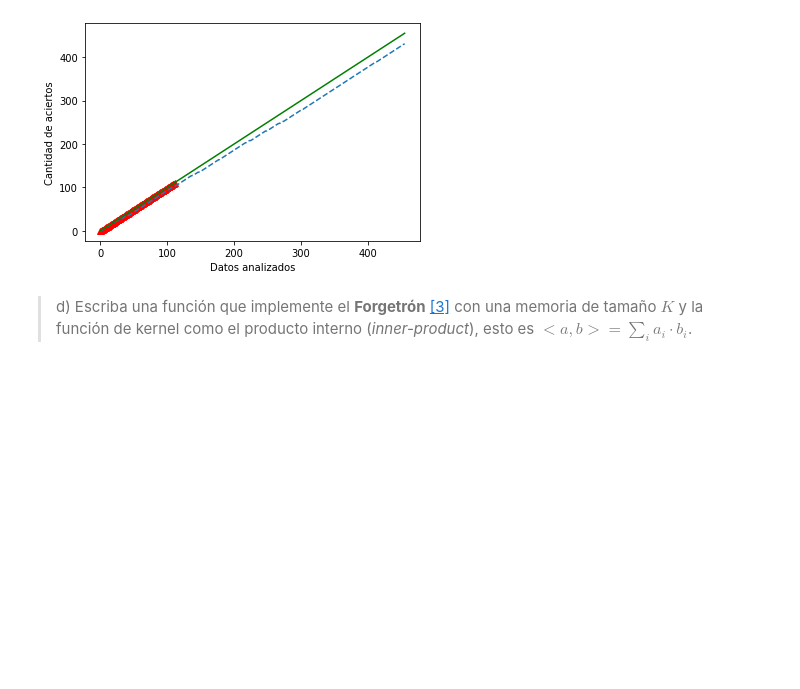
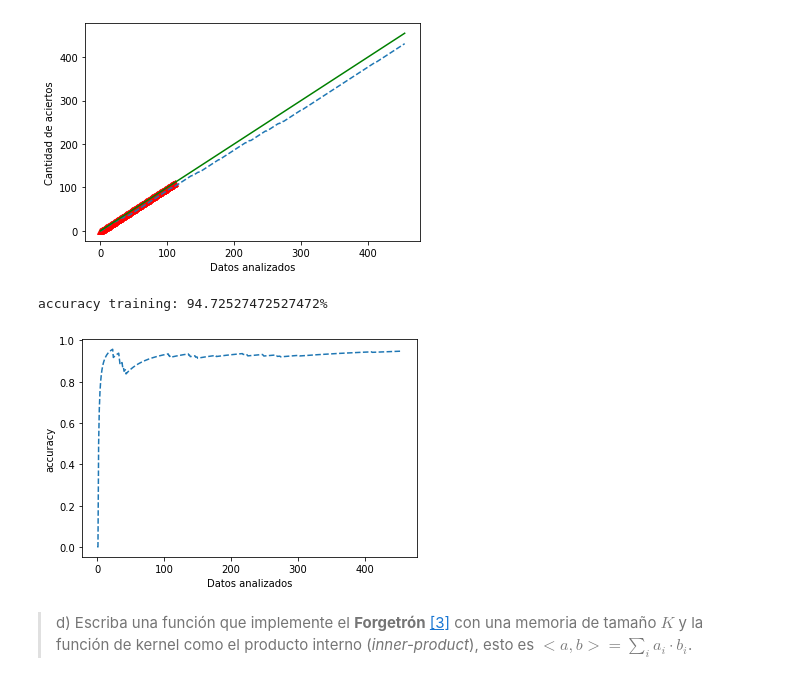
Before and after one commit to GaboPP/Perceptron, a Jupyter notebook: Enunciado.ipynb, the cells around one changed output. Cells and saved outputs as stored; diff of their text form; code cells hidden in the pictures; blank space fills up the shorter version.

```diff
--- a/Enunciado.ipynb
+++ b/Enunciado.ipynb
@@ -158,6 +166,16 @@ accuracy test (red): '97'%
 accuracy training(blue): 95.0%
 accuracy ideal (green)
 [figure]
+# %%
+
+print("accuracy training: {}%".format(100*P.accuracy_percent[len(P.accuracy_percent)-1]))
+plt.plot(P.accuracy_percent, '--')
+plt.xlabel('Datos analizados')
+plt.ylabel('accuracy')
+plt.show()
+# %% [output]
+accuracy training: 94.72527472527472%
+[figure, added]
 # %% [markdown]
 > d) Escriba una función que implemente el **Forgetrón** [[3]](#refs) con una memoria de tamaño $K$ y la función de kernel como el producto interno (*inner-product*), esto es $<a,b> = \sum_i a_i \cdot b_i$.
 # %% [markdown]
```
Also changed, not shown: parts of 8 cells of this notebook.
